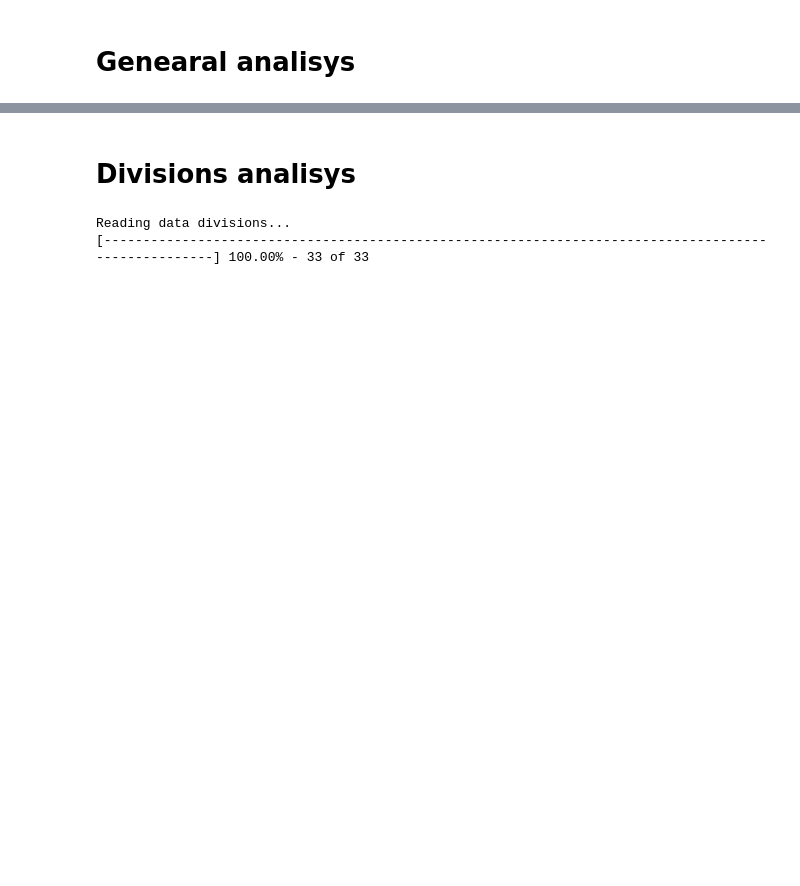
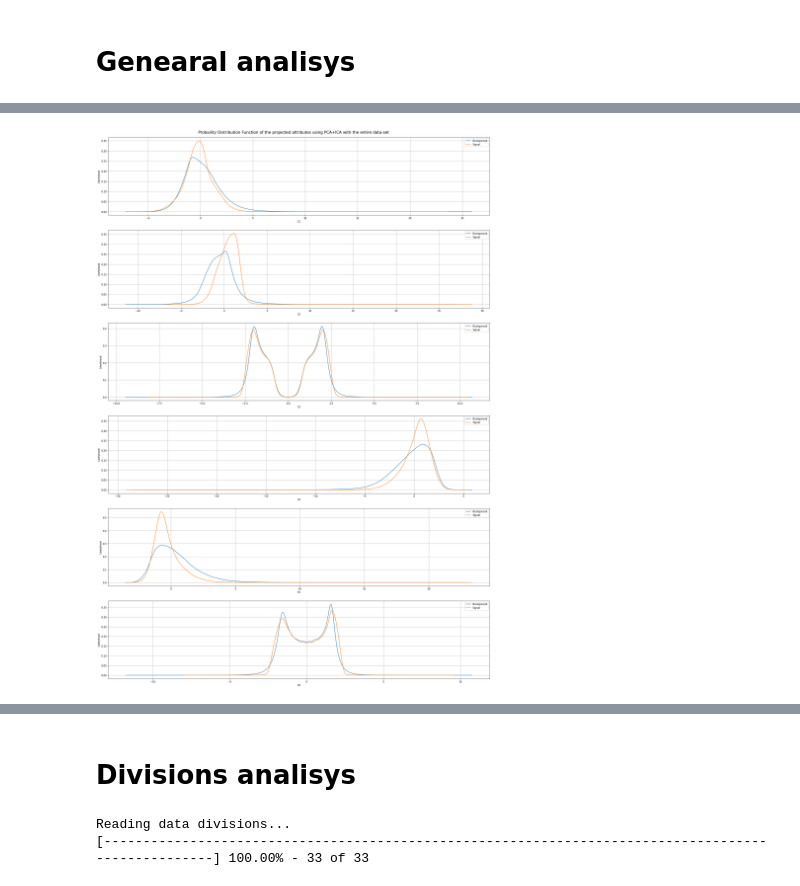
Before and after one commit to Esterci/Learning, a Jupyter notebook: Python/Anomaly_Detection/distribution-analysis/distribution-analyzer.ipynb, the cells around one changed output, grey strips where cells are left out. Saved outputs shown, nothing was run; the diff lists cells and outputs as text; code cells hidden in the pictures; blank space fills up the shorter version.

```diff
--- a/Python/Anomaly_Detection/distribution-analysis/distribution-analyzer.ipynb
+++ b/Python/Anomaly_Detection/distribution-analysis/distribution-analyzer.ipynb
@@ -1247,0 +367,94 @@ plt.colorbar()
+# %%
+### projecting data with ICA
+
+ica = FastICA( algorithm='parallel',
+                whiten=False,
+                max_iter=400
+            )
+
+ica_data = ica.fit(proj_data).transform(proj_data)
+
+# separating signal from background
+
+ica_background = ica_data[:len(background)]
+
+ica_signal = ica_data[len(background):]
+
+Cs = ["C{}".format(int(x+1)) for x in range( N_PCs)]
+# %%
+### ploting results
+
+size_scaler = 8
+
+fig = plt.figure(figsize= (2.9 * size_scaler, 4.1 * size_scaler))
+
+ax = fig.subplots(6,1)
+
+fig.suptitle("""Probaility Distribution Function of the projected attributes using PCA+ICA with the entire data-set""", fontsize=16)
+
+
+for i,att in enumerate(Cs):
+
+        # getting attributes values
+
+        att_background = ica_background[:,i]
+
+        att_signal = ica_signal[:,i]
+
+        # computing the attribute distribution
+
+        bg_kernel = stats.gaussian_kde(att_background)
+
+        sg_kernel = stats.gaussian_kde(att_signal)
+
+        # defining attributes limits
+
+        bg_max = max(att_background)
+
+        bg_min = min(att_background)
+
+        sg_max = max(att_signal)
+
+        sg_min = min(att_signal)
+
+        # creating values interval for time optimization
+
+        bg_eval = np.linspace(bg_min,bg_max,num=500)
+
+        sg_eval = np.linspace(sg_min,sg_max,num=500)
+
+
+        # calculating the likelyhood with kde kernel
+
+        bg_likelyhood = bg_kernel(bg_eval)
+
+        sg_likelyhood = sg_kernel(sg_eval)
+
+        # defining plot locationg
+
+        line = int(i//3)
+
+        col = int(i%3)
+
+        # ploting results
+
+        ax[i].plot(bg_eval, bg_likelyhood,
+                ms=3.5, linestyle='-',
+                label= 'Backgorund')
+
+        ax[i].plot(sg_eval, sg_likelyhood,
+                ms=3.5, linestyle='-',
+                label= 'Signal')
+
+        ax[i].legend()
+        ax[i].set_xlabel(att)
+        ax[i].set_ylabel("Likelyhood")
+        ax[i].grid()
+
+fig.tight_layout(pad=3.0)
+
+plt.savefig('figures/PCA+ICA-PDF-entire-data-set.pdf',format='pdf')
+
+del fig
+# %% [output]
+[figure, added]
```
Also changed, not shown: parts of 50 cells of this notebook, 18 other files.
